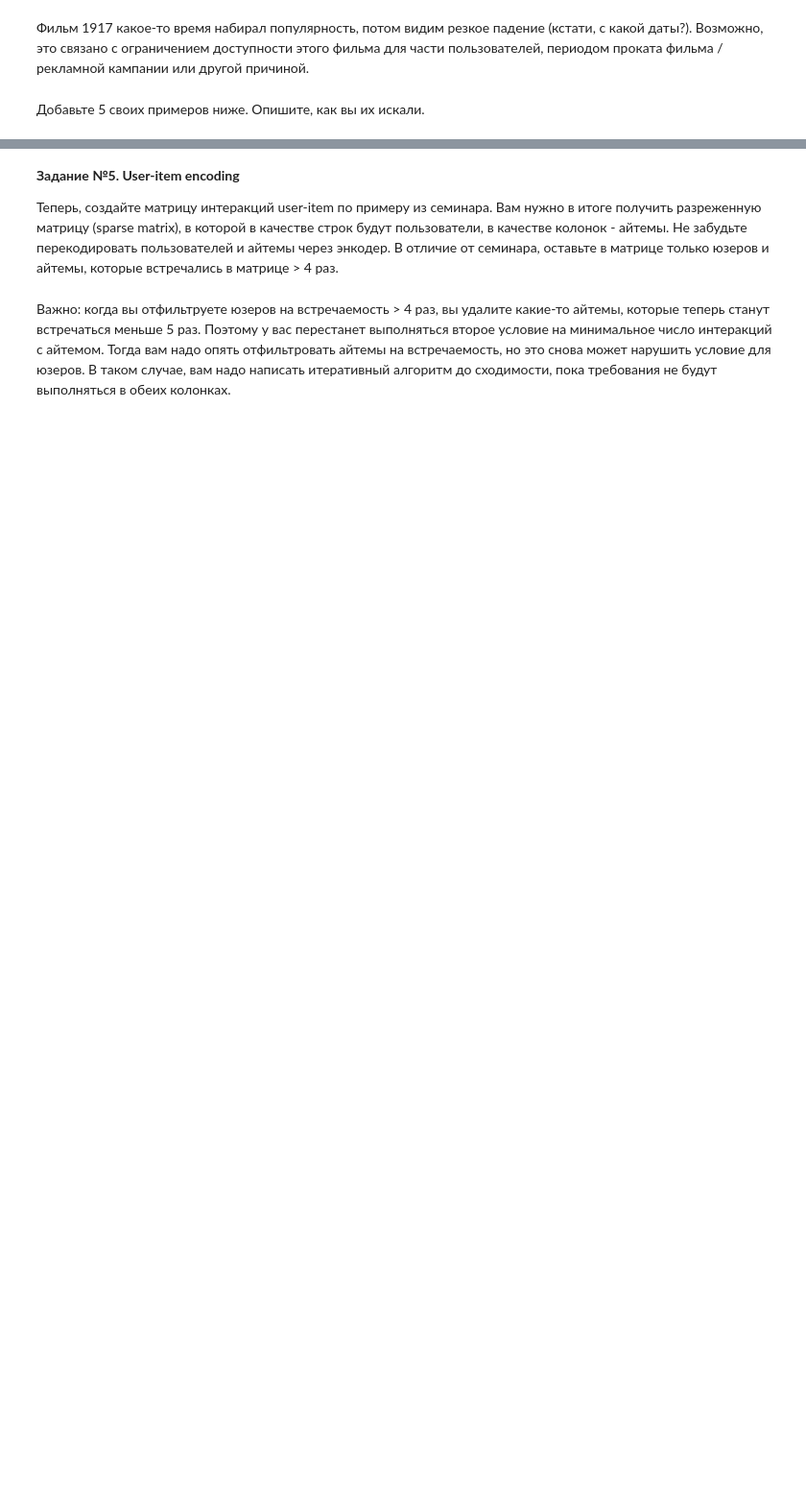
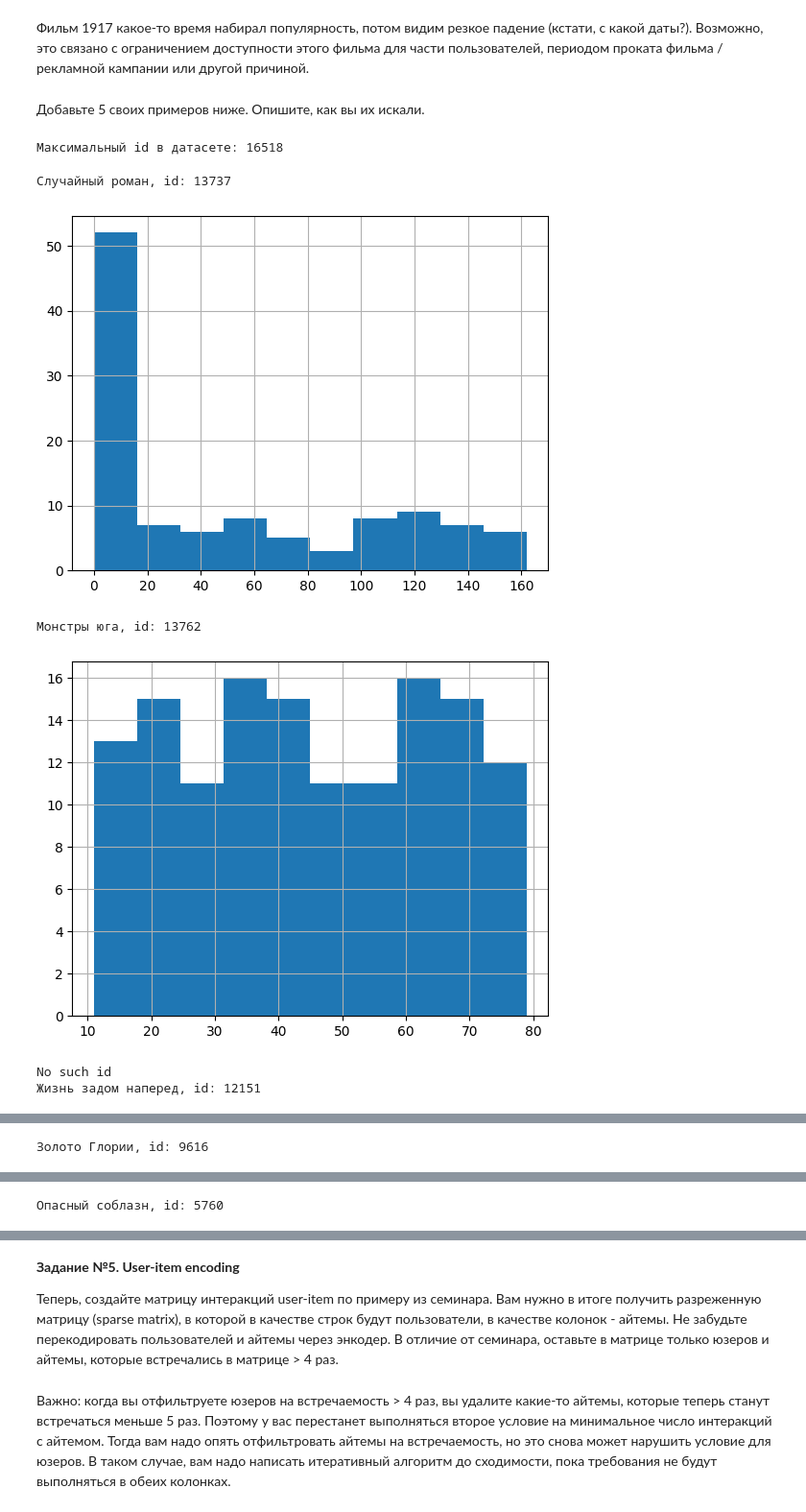
Before and after one commit to sergeiperel/RecSys, a Jupyter notebook: hw1/HSE_RecSys_HW1.ipynb, the cells around one changed output, grey strips where cells are left out. Shown at 96% size. Drawn from its saved outputs; the diff is of its cells as text; code cells hidden in the pictures; blank space fills up the shorter version.

```diff
--- a/hw1/HSE_RecSys_HW1.ipynb
+++ b/hw1/HSE_RecSys_HW1.ipynb
@@ -357,5 +516,25 @@ interactions.last_watch_dt.hist()
 Фильм 1917 какое-то время набирал популярность, потом видим резкое падение (кстати, с какой даты?). Возможно, это связано с ограничением доступности этого фильма для части пользователей, периодом проката фильма / рекламной кампании или другой причиной.
 # %% [markdown]
 Добавьте 5 своих примеров ниже. Опишите, как вы их искали.
+# %%
+print(f'Максимальный id в датасете: {sorted(df.item_id.unique())[-1]}')
+# %% [output]
+Максимальный id в датасете: 16518
 # %%
-# your code here
+for i in range(0, 101, 20):
+    sampled_id = np.random.randint(0, 16519)
+    interactions = df.loc[df.item_id==sampled_id].copy()
+    try:
+        name = items.loc[items.item_id==sampled_id].title.values[0]
+        print(f'{name}, id: {sampled_id}')
+        interactions.last_watch_dt.hist()
+        plt.show()
+    except:
+        print('No such id')
+# %% [output]
+Случайный роман, id: 13737
+[figure, added]
+Монстры юга, id: 13762
+[figure, added]
+No such id
+Жизнь задом наперед, id: 12151
@@ -361,0 +542 @@ interactions.last_watch_dt.hist()
+Золото Глории, id: 9616
@@ -361,0 +544 @@ interactions.last_watch_dt.hist()
+Опасный соблазн, id: 5760
```
Also changed, not shown: parts of 58 cells of this notebook.
